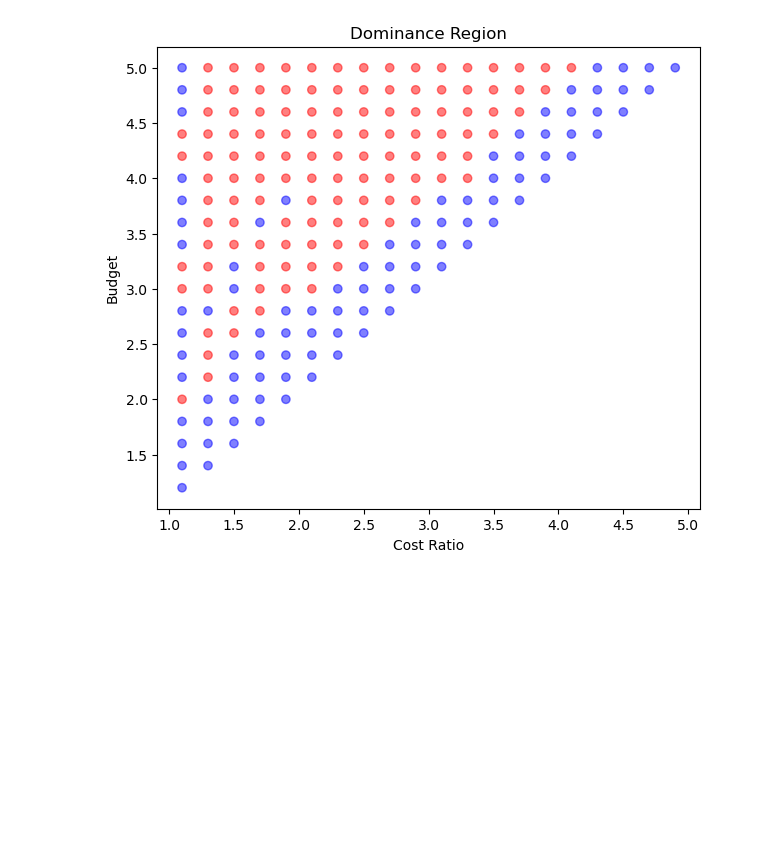
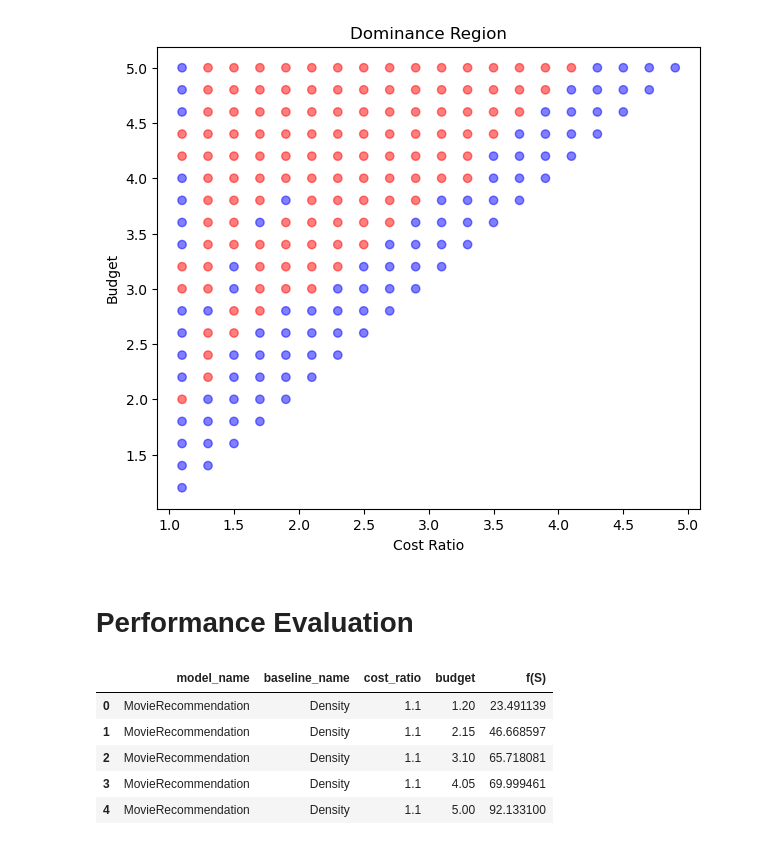
Before and after one commit to tongch8819/SubOptKnapsack, a Jupyter notebook: notebooks/cost_ratio_interpolation_plot.ipynb, the cells around one changed output. Saved outputs shown, nothing was run; the diff lists cells and outputs as text; code cells hidden in the pictures; blank space fills up the shorter version.

```diff
--- a/notebooks/cost_ratio_interpolation_plot.ipynb
+++ b/notebooks/cost_ratio_interpolation_plot.ipynb
@@ -125,3 +136,15 @@ plt.title('Dominance Region')
 plt.show()
 # %% [output]
 [figure]
+# %% [markdown]
+# Performance Evaluation
+# %%
+df = pd.read_csv("../result/CostInterpolation-20250211/performance/output_5.txt")
+df.head()
+# %% [output]
+|  | model_name | baseline_name | cost_ratio | budget | f(S) |
+| 0 | MovieRecommendation | Density | 1.1 | 1.20 | 23.491139 |
+| 1 | MovieRecommendation | Density | 1.1 | 2.15 | 46.668597 |
+| 2 | MovieRecommendation | Density | 1.1 | 3.10 | 65.718081 |
+| 3 | MovieRecommendation | Density | 1.1 | 4.05 | 69.999461 |
+| 4 | MovieRecommendation | Density | 1.1 | 5.00 | 92.133100 |
```
Also changed, not shown: parts of 7 cells of this notebook, 5 other files.
